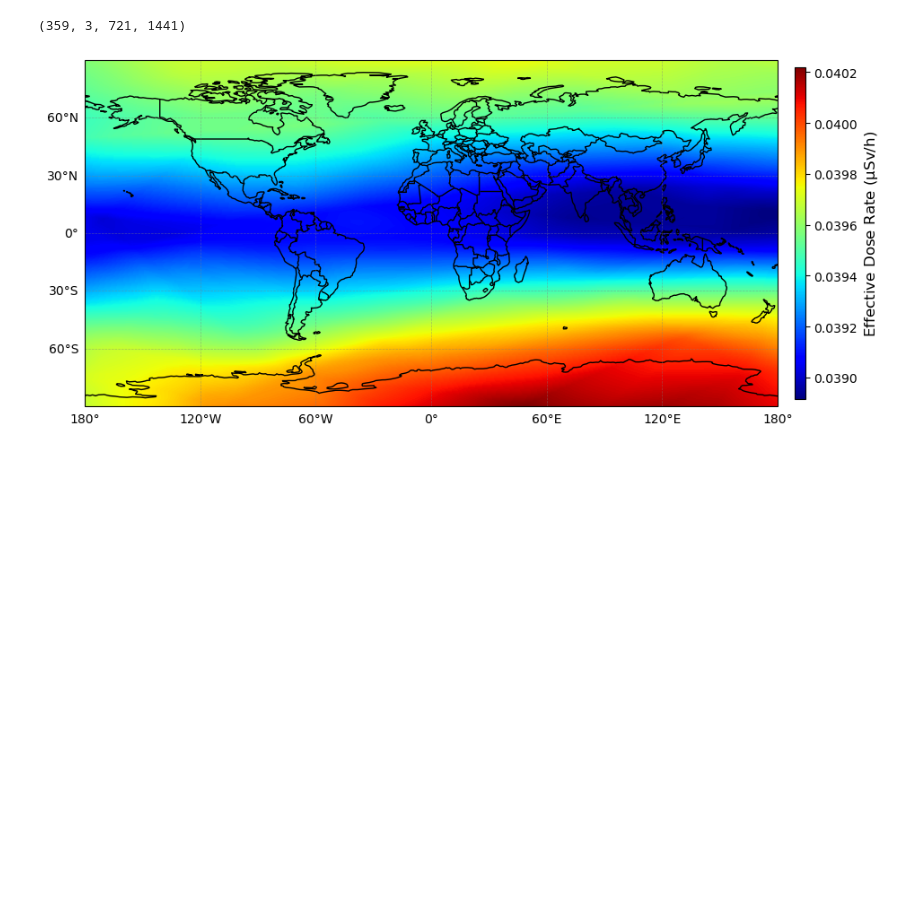
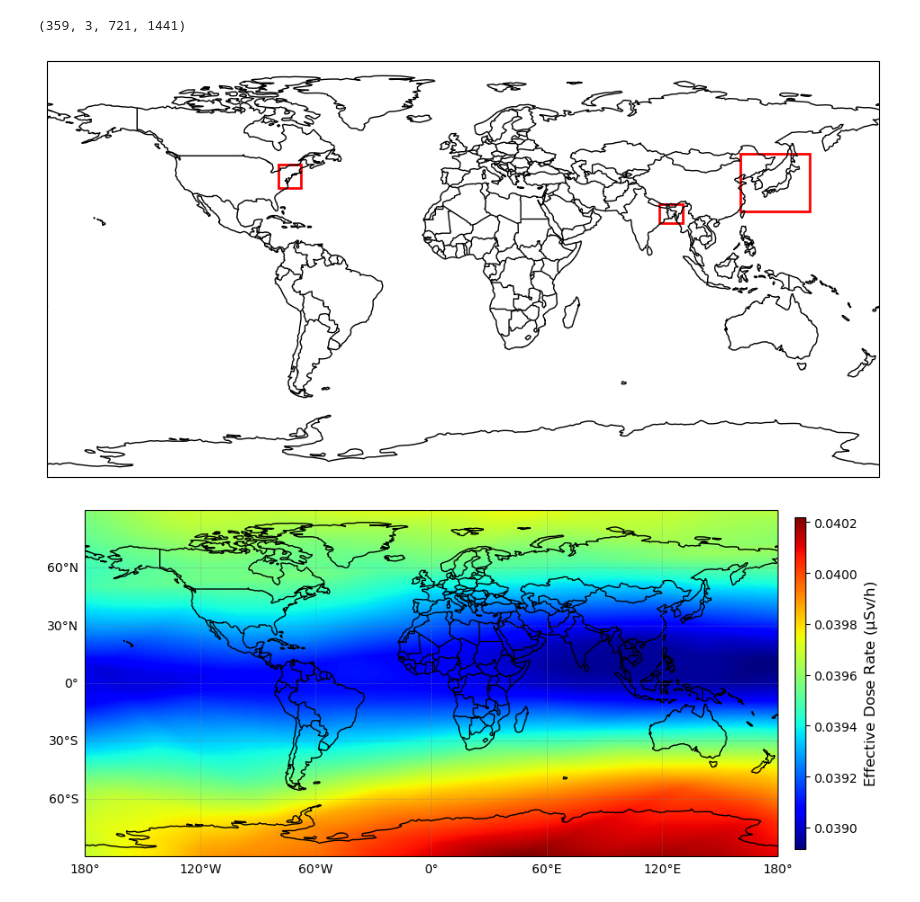
Before and after one commit to kkazuma19/CosmicRays-Operator, a Jupyter notebook: post_process.ipynb, the cells around one changed output. Cells and saved outputs as stored; diff of their text form; code cells hidden in the pictures; blank space fills up the shorter version.

```diff
--- a/post_process.ipynb
+++ b/post_process.ipynb
@@ -200,6 +200,45 @@ preds_2d = np.array(preds_2d)
 print(preds_2d.shape)
 # %% [output]
 (359, 3, 721, 1441)
+# %%
+import matplotlib.pyplot as plt
+import cartopy.crs as ccrs
+import cartopy.feature as cfeature
+import matplotlib.patches as patches
+
+# Create figure and axis
+fig, ax = plt.subplots(1, 1, subplot_kw={'projection': ccrs.PlateCarree()}, figsize=(12, 6))
+
+# --- Map features ---
+ax.add_feature(cfeature.LAND, facecolor='white')
+ax.add_feature(cfeature.BORDERS, edgecolor='black')
+ax.add_feature(cfeature.COASTLINE, edgecolor='black')
+
+# --- Set full extent ---
+ax.set_extent([-180, 180, -90, 90], crs=ccrs.PlateCarree())
+
+# --- Define regions (only xlim and ylim) ---
+regions = [
+    {'xlim': (85, 95), 'ylim': (20, 28)},    # Bangladesh
+    {'xlim': (120, 150), 'ylim': (25, 50)},  # Japan
+    {'xlim': (-80, -70), 'ylim': (35, 45)}   # New York
+]
+
+# --- Draw rectangles without names ---
+for region in regions:
+    x0, x1 = region['xlim']
+    y0, y1 = region['ylim']
+
+    rect = patches.Rectangle(
+        (x0, y0), x1 - x0, y1 - y0,
+        linewidth=2, edgecolor='red', facecolor='none',
+        transform=ccrs.PlateCarree()
+    )
+    ax.add_patch(rect)
+
+plt.show()
+# %% [output]
+[figure, added]
 # %%
 import matplotlib.pyplot as plt
 import cartopy.crs as ccrs
```
Also changed, not shown: parts of 3 cells of this notebook, 1 other file.
